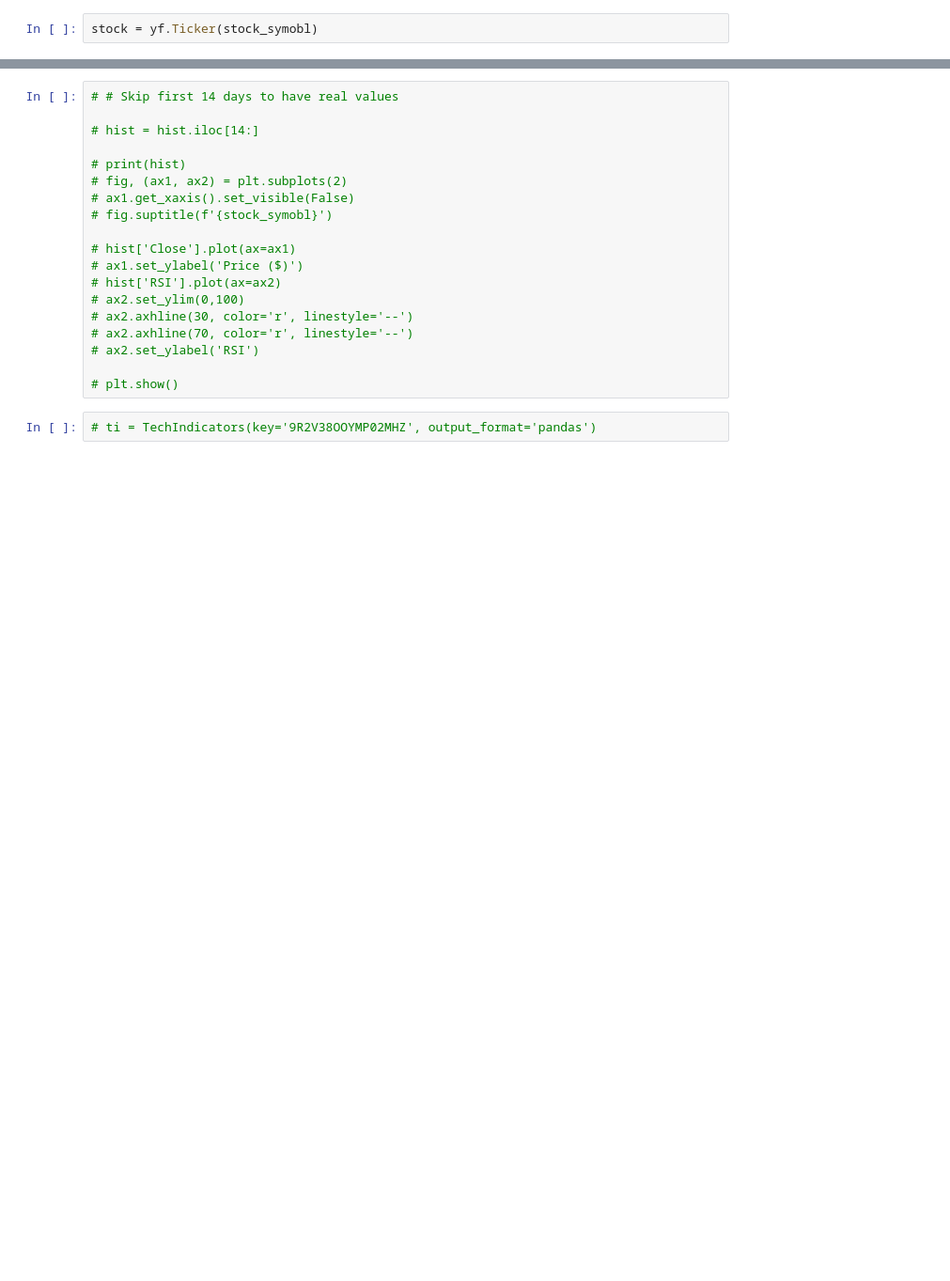
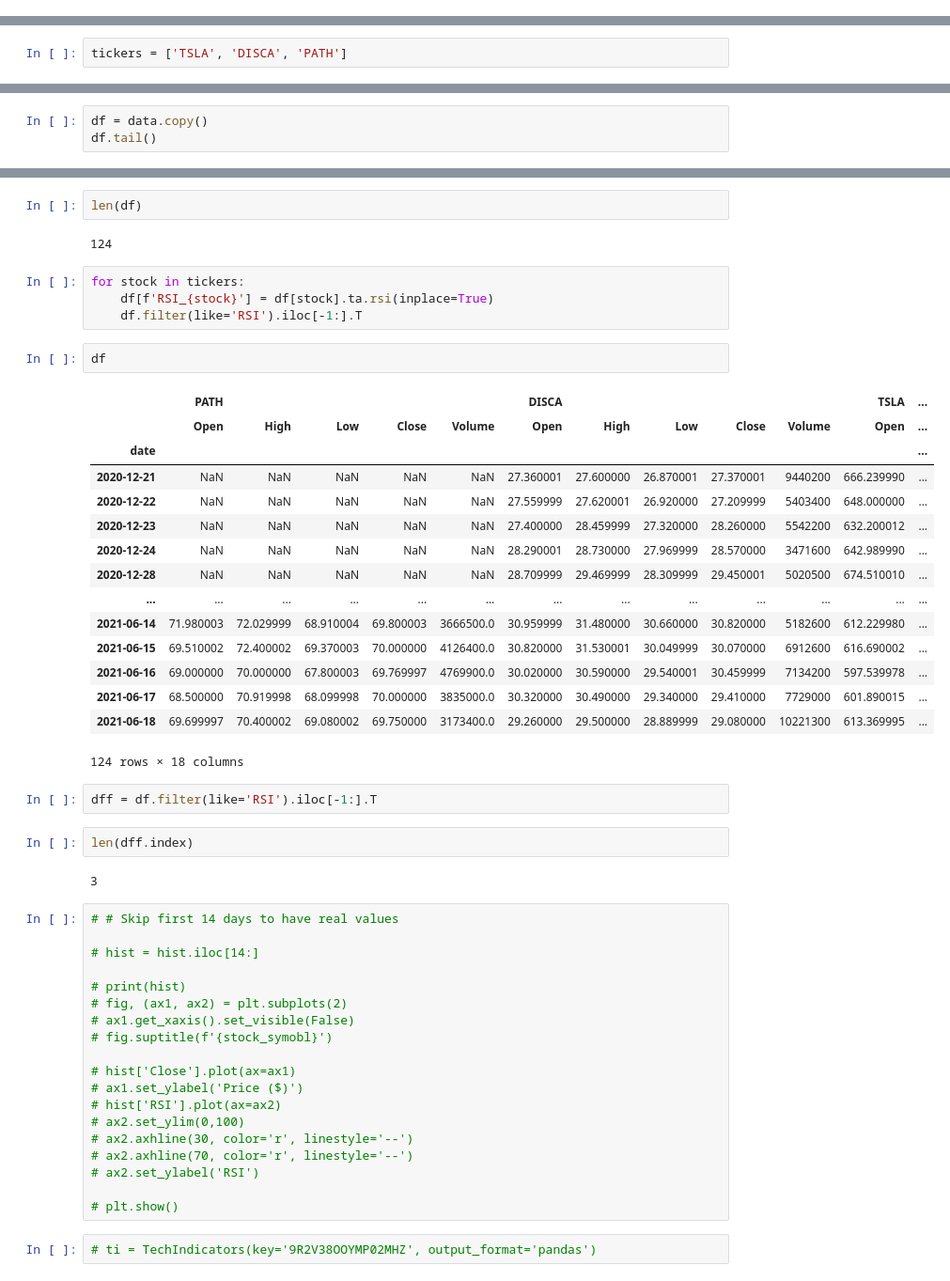
Before and after one commit to PetricaR/rev_app, a Jupyter notebook: nb_files/yahoo_finance.ipynb, the cells around one changed output, grey strips where cells are left out. Shown: that part at 94% size. Cells and saved outputs as stored; diff of their text form; blank space fills up the shorter version.

```diff
--- a/nb_files/yahoo_finance.ipynb
+++ b/nb_files/yahoo_finance.ipynb
@@ -12,2 +12,0 @@ stock_symobl = "AMC"
-# %%
-stock = yf.Ticker(stock_symobl)
@@ -66,0 +13,2 @@ Abbreviations:
+# %%
+tickers = ['TSLA', 'DISCA', 'PATH']
@@ -66,0 +56,3 @@ Abbreviations:
+# %%
+df = data.copy()
+df.tail()
@@ -67,3 +68,35 @@ Abbreviations:
+# %%
+len(df)
+# %% [output]
+124
+# %%
+for stock in tickers:
+    df[f'RSI_{stock}'] = df[stock].ta.rsi(inplace=True)
+    df.filter(like='RSI').iloc[-1:].T
+# %%
+df
+# %% [output]
+|  | PATH |  |  |  |  | DISCA |  |  |  |  | TSLA | ... |
+|  | Open | High | Low | Close | Volume | Open | High | Low | Close | Volume | Open | ... |
+| date |  |  |  |  |  |  |  |  |  |  |  | ... |
+| 2020-12-21 | NaN | NaN | NaN | NaN | NaN | 27.360001 | 27.600000 | 26.870001 | 27.370001 | 9440200 | 666.239990 | ... |
+| 2020-12-22 | NaN | NaN | NaN | NaN | NaN | 27.559999 | 27.620001 | 26.920000 | 27.209999 | 5403400 | 648.000000 | ... |
+| 2020-12-23 | NaN | NaN | NaN | NaN | NaN | 27.400000 | 28.459999 | 27.320000 | 28.260000 | 5542200 | 632.200012 | ... |
+| 2020-12-24 | NaN | NaN | NaN | NaN | NaN | 28.290001 | 28.730000 | 27.969999 | 28.570000 | 3471600 | 642.989990 | ... |
+| 2020-12-28 | NaN | NaN | NaN | NaN | NaN | 28.709999 | 29.469999 | 28.309999 | 29.450001 | 5020500 | 674.510010 | ... |
+| ... | ... | ... | ... | ... | ... | ... | ... | ... | ... | ... | ... | ... |
+| 2021-06-14 | 71.980003 | 72.029999 | 68.910004 | 69.800003 | 3666500.0 | 30.959999 | 31.480000 | 30.660000 | 30.820000 | 5182600 | 612.229980 | ... |
+| 2021-06-15 | 69.510002 | 72.400002 | 69.370003 | 70.000000 | 4126400.0 | 30.820000 | 31.530001 | 30.049999 | 30.070000 | 6912600 | 616.690002 | ... |
+| 2021-06-16 | 69.000000 | 70.000000 | 67.800003 | 69.769997 | 4769900.0 | 30.020000 | 30.590000 | 29.540001 | 30.459999 | 7134200 | 597.539978 | ... |
+| 2021-06-17 | 68.500000 | 70.919998 | 68.099998 | 70.000000 | 3835000.0 | 30.320000 | 30.490000 | 29.340000 | 29.410000 | 7729000 | 601.890015 | ... |
+| 2021-06-18 | 69.699997 | 70.400002 | 69.080002 | 69.750000 | 3173400.0 | 29.260000 | 29.500000 | 28.889999 | 29.080000 | 10221300 | 613.369995 | ... |
+124 rows × 18 columns
+# %%
+dff = df.filter(like='RSI').iloc[-1:].T
+# %%
+len(dff.index)
+# %% [output]
+3
 # %%
 # # Skip first 14 days to have real values
 
```
Also changed, not shown: parts of 45 cells of this notebook, 1 other file.
